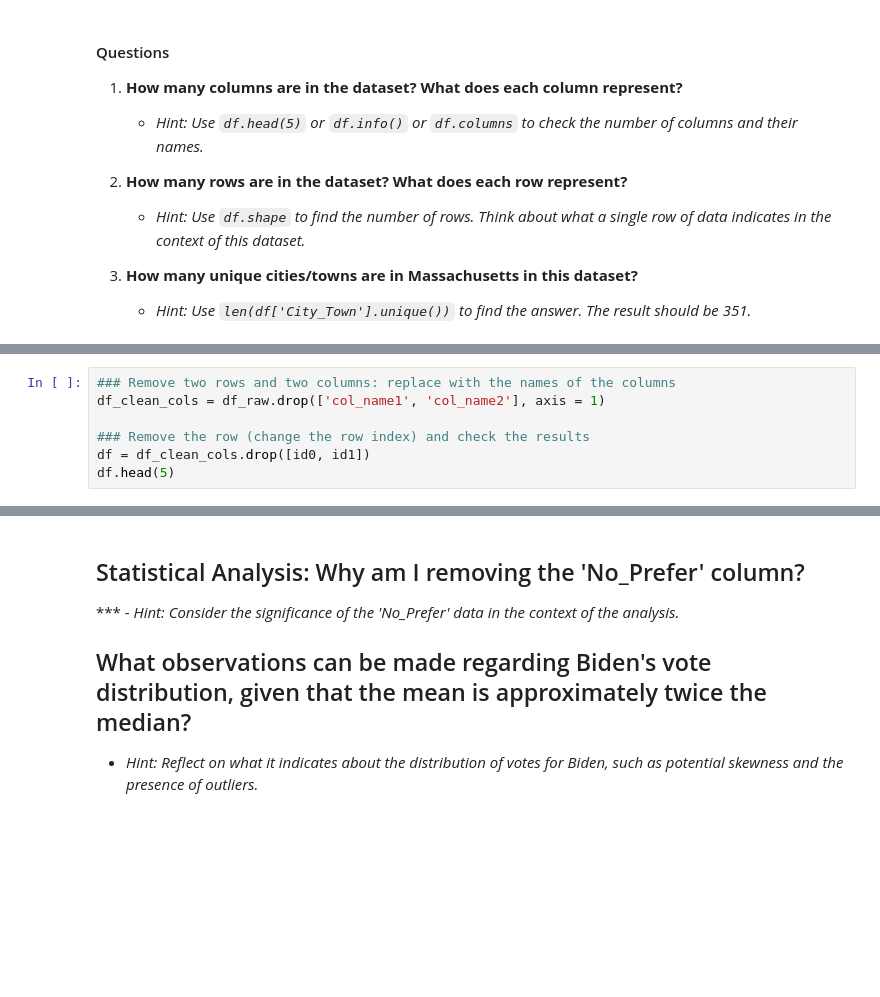
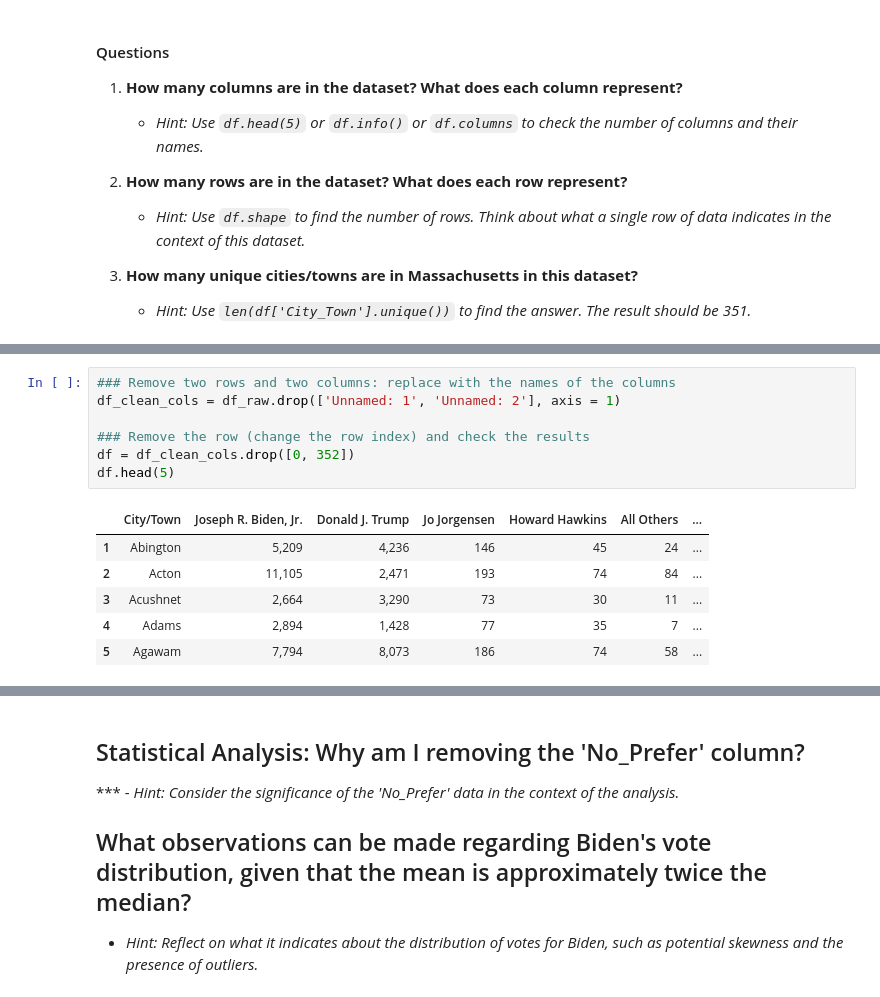
Before and after one commit to myothida/Data-USElection, a Jupyter notebook: EDA_2020_WorkingFile.ipynb, the cells around one changed output, grey strips where cells are left out. Drawn from its saved outputs; the diff is of its cells as text; blank space fills up the shorter version.

```diff
--- a/EDA_2020_WorkingFile.ipynb
+++ b/EDA_2020_WorkingFile.ipynb
@@ -29,10 +49,17 @@ df_raw.isna().sum()
 # %%
 ### Remove two rows and two columns: replace with the names of the columns
-df_clean_cols = df_raw.drop(['col_name1', 'col_name2'], axis = 1)
+df_clean_cols = df_raw.drop(['Unnamed: 1', 'Unnamed: 2'], axis = 1)
 
 ### Remove the row (change the row index) and check the results
-df = df_clean_cols.drop([id0, id1])
+df = df_clean_cols.drop([0, 352])
 df.head(5)
+# %% [output]
+|  | City/Town | Joseph R. Biden, Jr. | Donald J. Trump | Jo Jorgensen | Howard Hawkins | All Others | ... |
+| 1 | Abington | 5,209 | 4,236 | 146 | 45 | 24 | ... |
+| 2 | Acton | 11,105 | 2,471 | 193 | 74 | 84 | ... |
+| 3 | Acushnet | 2,664 | 3,290 | 73 | 30 | 11 | ... |
+| 4 | Adams | 2,894 | 1,428 | 77 | 35 | 7 | ... |
+| 5 | Agawam | 7,794 | 8,073 | 186 | 74 | 58 | ... |
 # %%
 ### Rename columnes for easy analysis
 df.columns = ['City_Town', 'Biden', 'Trump', 'Jorgensen', 'Hawkins', 'Others', 'No_Prefer', 'Blanks', 'Total']
```
Also changed, not shown: parts of 7 cells of this notebook.
